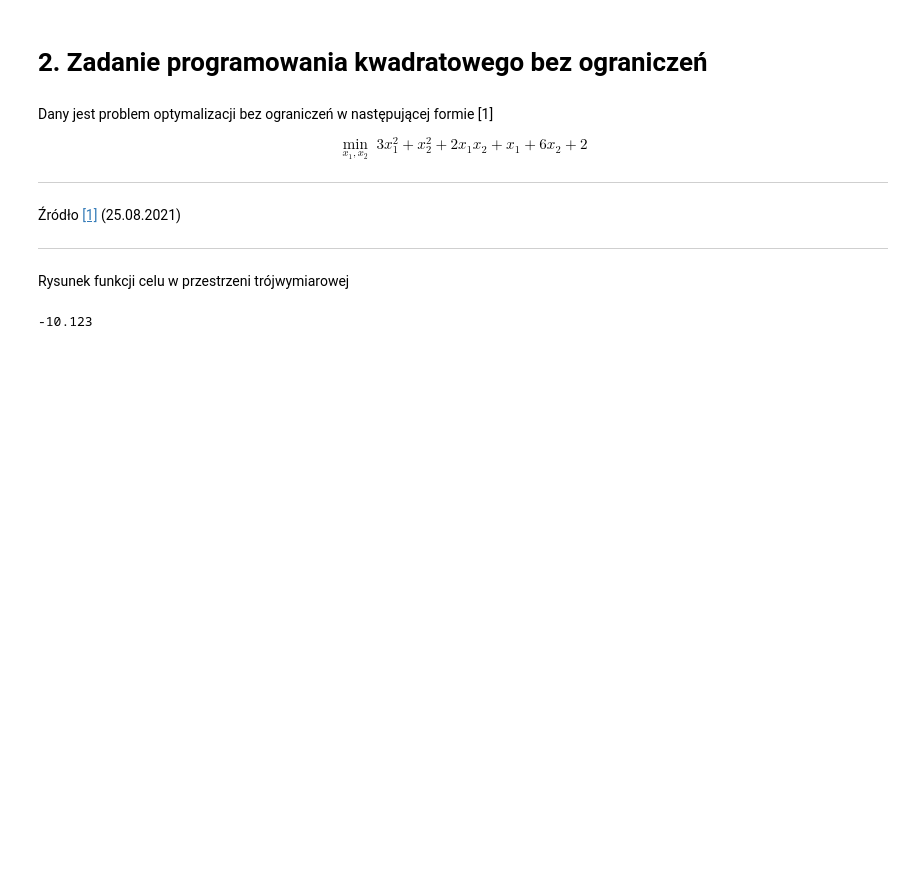
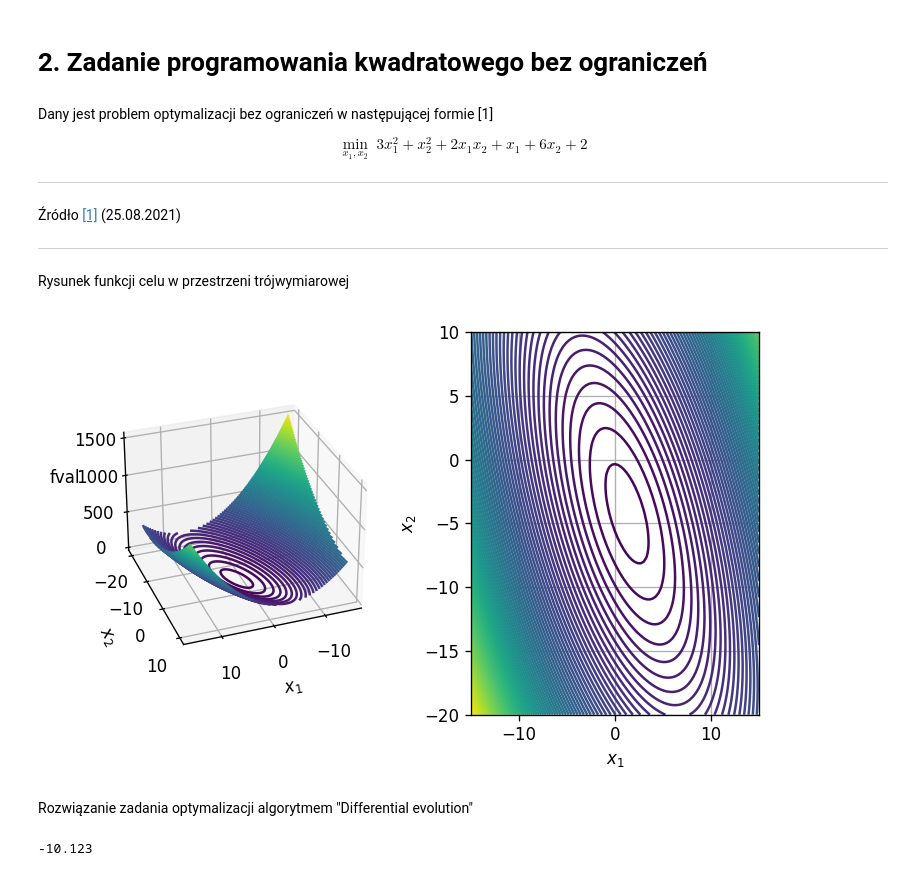
Before and after one commit to puchabar/hm_opt_article, a Jupyter notebook: jupyter_notebooks/2_programowanie_kwadratowe.ipynb, the cells around one changed output. Cells and saved outputs as stored; diff of their text form; code cells hidden in the pictures; blank space fills up the shorter version.

```diff
--- a/jupyter_notebooks/2_programowanie_kwadratowe.ipynb
+++ b/jupyter_notebooks/2_programowanie_kwadratowe.ipynb
@@ -24,24 +24,33 @@ $$
 # %% [markdown]
 Rysunek funkcji celu w przestrzeni trójwymiarowej
 # %%
-def cfun(x):
-    return 3 * x[0] ** 2 + x[1] ** 2 + 2 * x[0] * x[1] + x[0] + 6 * x[1] + 2
+def obj(x1, x2):
+    return 3 * x1 ** 2 + x2 ** 2 + 2 * x1 * x2 + x1 + 6 * x2 + 2
 
 
-bounds = opt.Bounds([-1e6, -1e6], [1e6, 1e6])
+x1 = np.linspace(-15, 15, 101)
+x2 = np.linspace(-20, 10, 101)
 
-opt_funval = []
-opt_x = []
-opt_times = []
+X1, X2 = np.meshgrid(x1, x2)
+fval = obj(X1, X2)
 
-for i in range(1, 100):
-    start = time.time()
-    result = opt.differential_evolution(cfun, bounds, polish=False)
-    #     result = opt.minimize(cfun, x0=[1, 1], method='BFGS')
-    end = time.time()
-    opt_funval.append(result.fun)
-    opt_x.append(result.x)
-    opt_times.append(end - start)
+fig = plt.figure(dpi=120)
+fig.set_tight_layout(True)
+ax1 = fig.add_subplot(1, 2, 1, projection="3d")
+ax1.contour3D(X1, X2, fval, 100)
+ax1.view_init(30, 70)
+ax1.set_xlabel("$x_1$")
+ax1.set_ylabel("$x_2$")
+ax1.set_zlabel("fval")
+ax2 = fig.add_subplot(1, 2, 2)
+ax2.contour(X1, X2, fval, 100)
+ax2.grid()
+ax2.set_xlabel("$x_1$")
+ax2.set_ylabel("$x_2$");
+# %% [output]
+[figure, added]
+# %% [markdown]
+Rozwiązanie zadania optymalizacji algorytmem "Differential evolution"
 # %%
 def cfun(x):
     return 3 * x[0] ** 2 + x[1] ** 2 + 2 * x[0] * x[1] + x[0] + 6 * x[1] + 2
```
Also changed, not shown: parts of 2 cells of this notebook.
